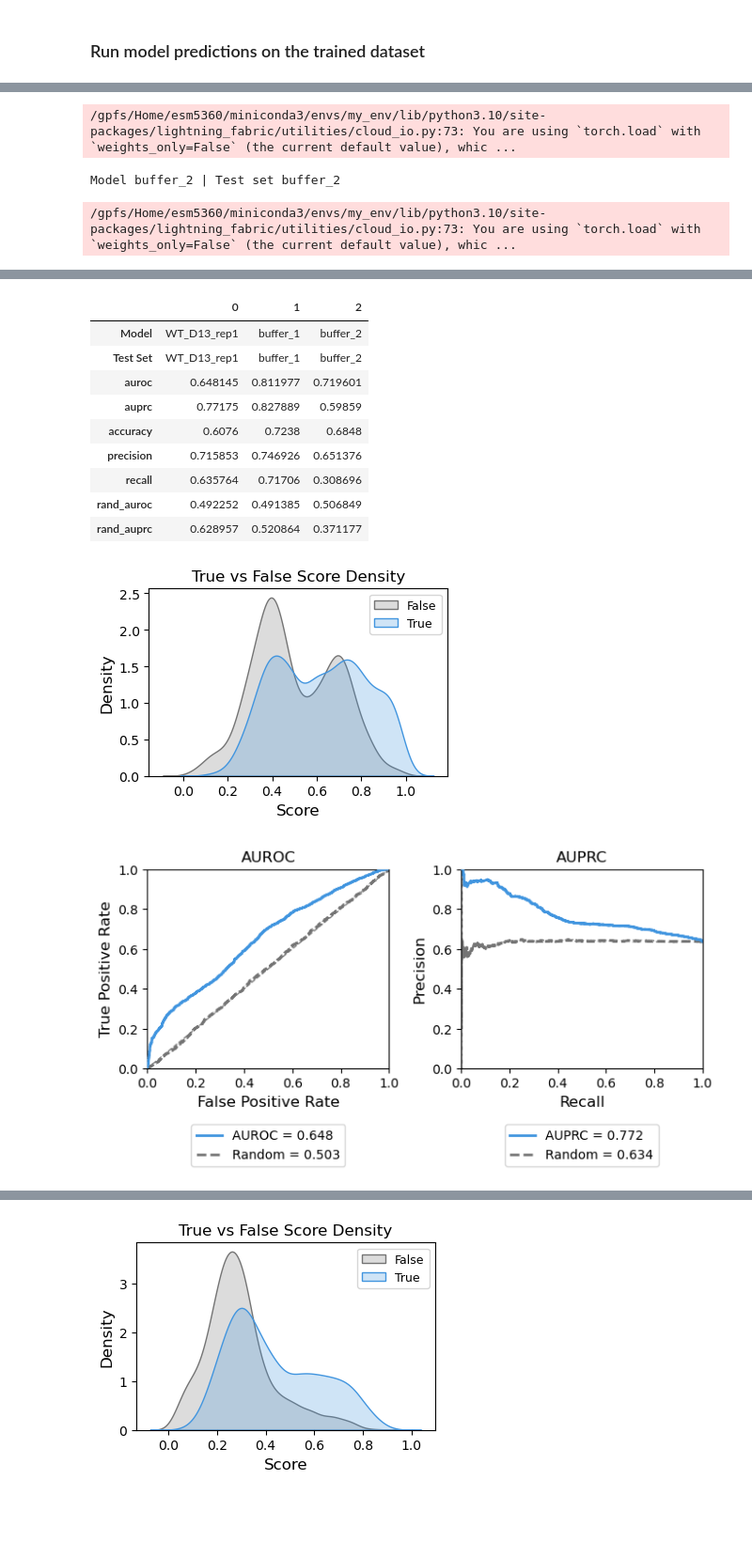
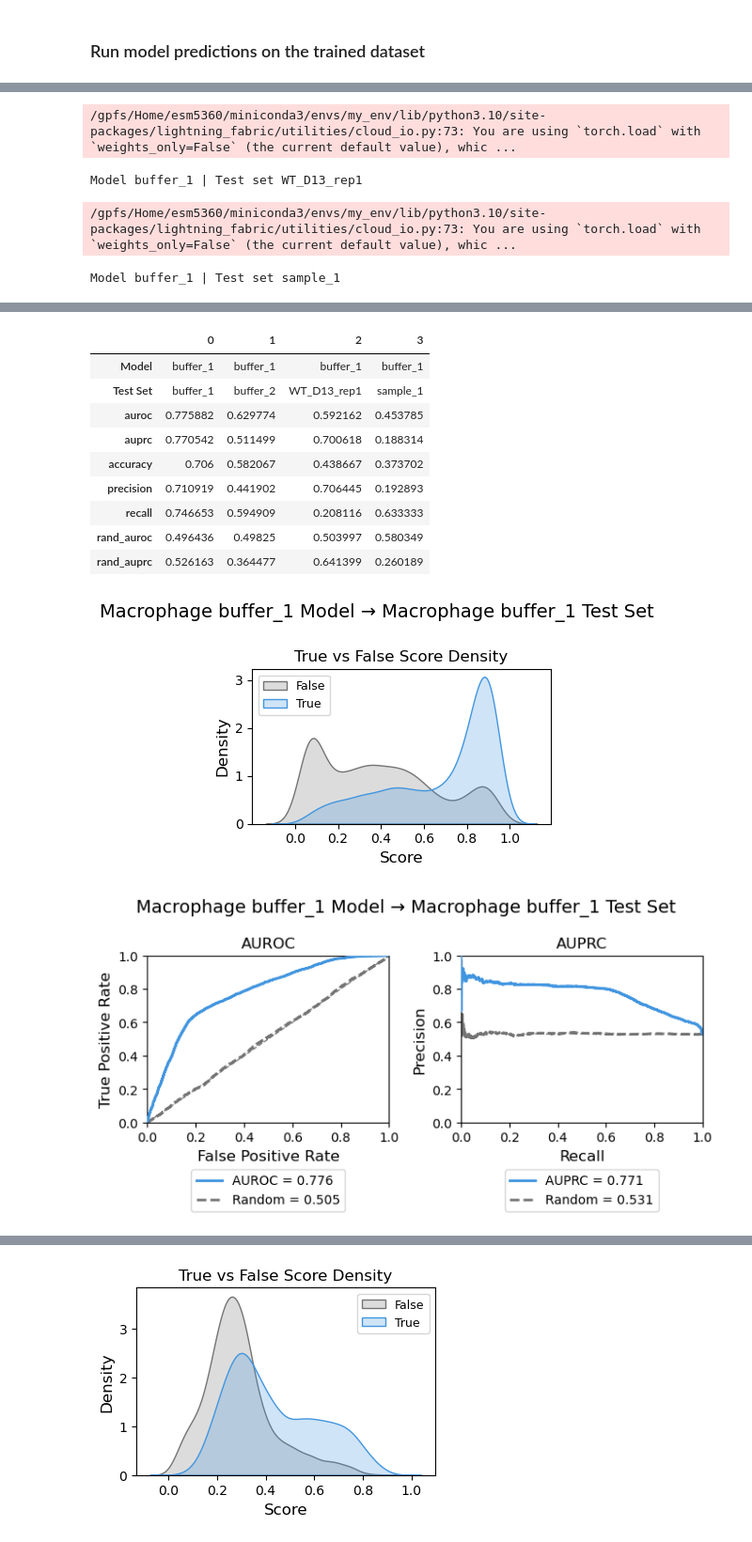
Before and after one commit to emoeller80281/Custom_GRN_Inference, a Jupyter notebook: dev/notebooks/simple_model_testing/test_tf_tg_predictions.ipynb, the cells around one changed output, grey strips where cells are left out. Shown at 94% size. Cells and saved outputs as stored; diff of their text form; code cells hidden in the pictures; blank space fills up the shorter version.

```diff
--- a/dev/notebooks/simple_model_testing/test_tf_tg_predictions.ipynb
+++ b/dev/notebooks/simple_model_testing/test_tf_tg_predictions.ipynb
@@ -60,7 +64,6 @@ tf_dna_model_checkpoints = {
 # %% [markdown]
 ### Load the latest model checkpoints for each sample
 # %%
-
 def find_latest_checkpoint(cell_type, sample_name):
     sample_chkpt_dir = CHKPT_DIR / cell_type / sample_name
 
@@ -75,14 +78,17 @@ def find_latest_checkpoint(cell_type, sample_name):
         return None
 
     latest_chkpt_dir = max(slurm_job_dirs, key=lambda d: int(d.name.split("_")[-1]))
+    slurm_job_id = latest_chkpt_dir.name.split("_")[-1]
+
     chkpt_files = list(latest_chkpt_dir.glob("epoch=*-val_auroc=*-val_loss=*.ckpt"))
     if not chkpt_files:
         logging.warning(f"No checkpoint files found for {sample_name} in {latest_chkpt_dir}")
         return None
 
     latest_chkpt_file = max(chkpt_files, key=lambda f: int(f.stem.split("-")[0].split("=")[1]))
+    epoch = latest_chkpt_file.stem.split("-")[0].split("=")[1]
 
-    logging.info(f"Latest checkpoint for {cell_type} {sample_name}: {latest_chkpt_file}")
+    logging.info(f"Latest checkpoint for {cell_type} {sample_name}: Job {slurm_job_id} Epoch {epoch}")
     return latest_chkpt_file
 
 tf_tg_model_checkpoints = {
@@ -238,36 +248,22 @@ def load_training_cache_dataset(
 # %%
-
 all_comparison_df_list = []
-
-# evaluations = {
-#     "mESC": [
-#         ("E7.5_rep1", "E7.5_rep1"),
-#         # ("E7.5_rep1", "E8.5_rep1"),
-#         # ("E8.5_rep1", "E7.5_rep1"),
-#         ("E8.5_rep1", "E8.5_rep1"),
-#     ],
-#     "iPSC": [
-#         ("WT_D13_rep1", "buffer_2"),
-#         # ("WT_D13_rep1", "buffer_2"),
-#     ],
-#     "Macrophage": [
-#         # ("buffer_1", "buffer_1"),
-#         ("buffer_2", "buffer_2"),
-#     ]
-# }
 
 evaluations = [
     # ("mESC", "E7.5_rep1", "mESC", "E7.5_rep1"),
     # ("mESC", "E8.5_rep1", "mESC", "E8.5_rep1"),
-    ("iPSC", "WT_D13_rep1", "iPSC", "WT_D13_rep1"),
-    ("Macrophage", "buffer_1", "Macrophage", "buffer_1"),
-    ("Macrophage", "buffer_2", "Macrophage", "buffer_2"),
+    # ("iPSC", "WT_D13_rep1", "iPSC", "WT_D13_rep1"),
+    ("Macrophage", "buffer_1", "Macrophage", "buffer_1"), # self evaluation
+    ("Macrophage", "buffer_1", "Macrophage", "buffer_2"), # cross sample evaluation
+    ("Macrophage", "buffer_1", "iPSC", "WT_D13_rep1"), # cross cell-type evaluation
+    ("Macrophage", "buffer_1", "K562", "sample_1"), # cross cell-type evaluation
+    # ("K562", "sample_1", "K562", "sample_1")
 ]
 
-# model_cell_type = "mESC"
-# test_set_cell_type = "mESC"
+dataset_split_type = "test"
+subset_size = 15000
+
 for model_cell_type, model_training_sample, test_set_cell_type, evaluation_sample in evaluations:
-    print(f"Model {model_training_sample} | Test set {evaluation_sample}")
+    print(f"Model {model_training_sample} | {dataset_split_type.capitalize()} set {evaluation_sample}")
 
     tf_tg_model_chkpt = tf_tg_model_checkpoints[model_cell_type][model_training_sample]
     tf_dna_model_chkpt = tf_dna_model_checkpoints[model_cell_type]
@@ -276,9 +272,6 @@ for model_cell_type, model_training_sample, test_set_cell_type, evaluation_sampl
         logging.warning(f"Skipping evaluation for {model_cell_type} {model_training_sample} → {test_set_cell_type} {evaluation_sample} due to missing TF-TG checkpoint")
         continue
 
-    # print(f"Loading TF→TG model")
-    dataset_split_type = "test"
-    subset_size = 5000
 
     cell_type_cache_dir = DATA_DIR / f"{test_set_cell_type}_cache"
 
@@ -373,6 +366,8 @@ for model_cell_type, model_training_sample, test_set_cell_type, evaluation_sampl
 
     all_comparison_df_list.append(metric_df)
 
+    title = f"{model_cell_type} {model_training_sample} Model → {test_set_cell_type} {evaluation_sample} Test Set"
+
     histogram_fig = plotting_utils.plot_score_histograms(
         labels=all_labels_flat,
         scores=all_scores_flat,
@@ -380,12 +375,14 @@ for model_cell_type, model_training_sample, test_set_cell_type, evaluation_sampl
         y_log=False,
         panel_kind="kde",
         density=False,
+        title = title
     )
     histogram_fig.show()
 
     auroc_auprc_fig = plotting_utils.plot_auroc_auprc(
         labels=all_labels_flat,
         scores=all_scores_flat,
+        title = title
     )
     auroc_auprc_fig.show()
 
@@ -398,3 +395,4 @@ Model buffer_1 | Test set buffer_1
 /gpfs/Home/esm5360/miniconda3/envs/my_env/lib/python3.10/site-packages/lightning_fabric/utilities/cloud_io.py:73: You are using `torch.load` with `weights_only=False` (the current default value), whic ...
-Model buffer_2 | Test set buffer_2
+Model buffer_1 | Test set WT_D13_rep1
 /gpfs/Home/esm5360/miniconda3/envs/my_env/lib/python3.10/site-packages/lightning_fabric/utilities/cloud_io.py:73: You are using `torch.load` with `weights_only=False` (the current default value), whic ...
+Model buffer_1 | Test set sample_1
@@ -401,12 +400,12 @@ Model buffer_2 | Test set buffer_2
-|  | 0 | 1 | 2 |
-| Model | WT_D13_rep1 | buffer_1 | buffer_2 |
-| Test Set | WT_D13_rep1 | buffer_1 | buffer_2 |
-| auroc | 0.648145 | 0.811977 | 0.719601 |
-| auprc | 0.77175 | 0.827889 | 0.59859 |
-| accuracy | 0.6076 | 0.7238 | 0.6848 |
-| precision | 0.715853 | 0.746926 | 0.651376 |
-| recall | 0.635764 | 0.71706 | 0.308696 |
-| rand_auroc | 0.492252 | 0.491385 | 0.506849 |
-| rand_auprc | 0.628957 | 0.520864 | 0.371177 |
+|  | 0 | 1 | 2 | 3 |
+| Model | buffer_1 | buffer_1 | buffer_1 | buffer_1 |
+| Test Set | buffer_1 | buffer_2 | WT_D13_rep1 | sample_1 |
+| auroc | 0.775882 | 0.629774 | 0.592162 | 0.453785 |
+| auprc | 0.770542 | 0.511499 | 0.700618 | 0.188314 |
+| accuracy | 0.706 | 0.582067 | 0.438667 | 0.373702 |
+| precision | 0.710919 | 0.441902 | 0.706445 | 0.192893 |
+| recall | 0.746653 | 0.594909 | 0.208116 | 0.633333 |
+| rand_auroc | 0.496436 | 0.49825 | 0.503997 | 0.580349 |
+| rand_auprc | 0.526163 | 0.364477 | 0.641399 | 0.260189 |
-[figure, old version]
+[figure, new version]
-[figure, old version]
+[figure, new version]
```
Also changed, not shown: parts of 4 cells of this notebook, 3 other files.
